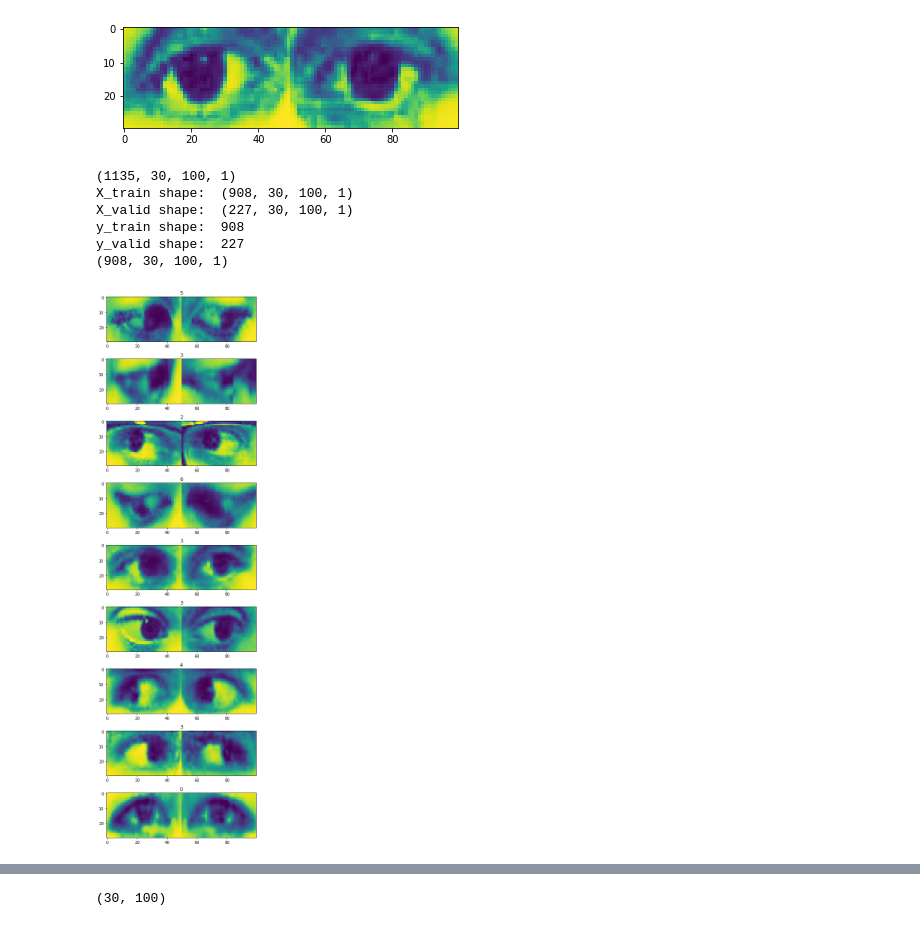
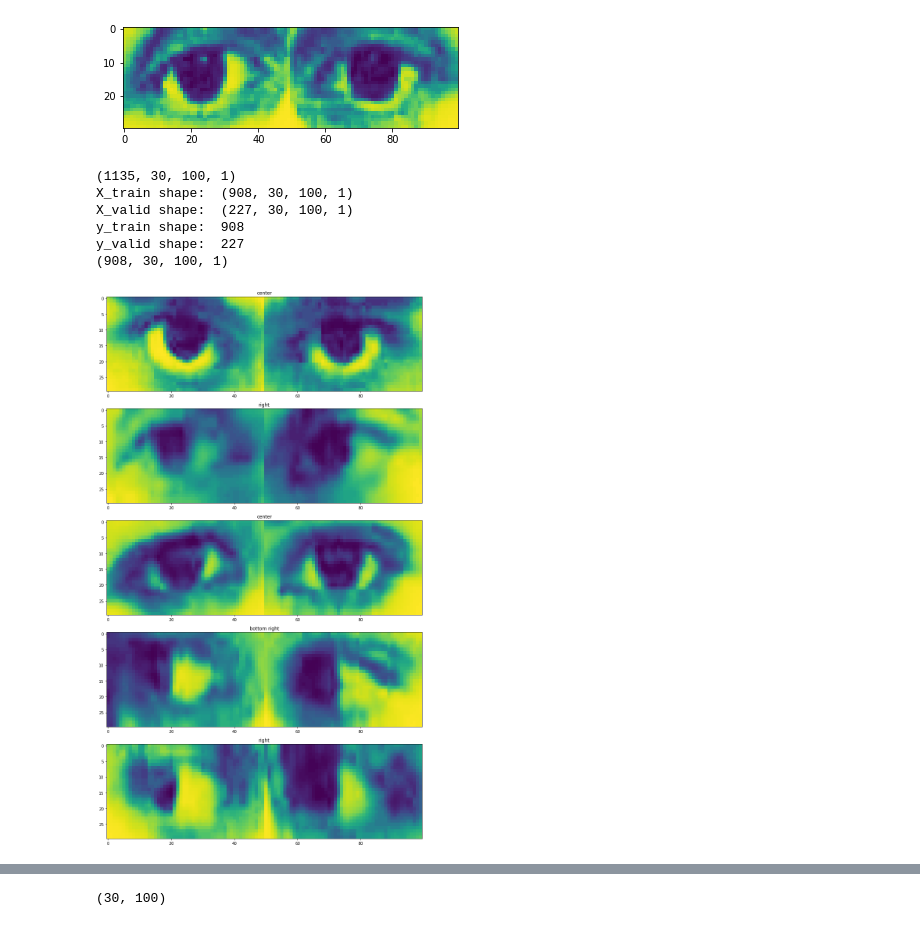
Before and after one commit to nqiao/Real-time-Glance-Classification, a Jupyter notebook: Glance-Classification-Notebook.ipynb, the cells around one changed output, grey strips where cells are left out. Cells and saved outputs as stored; diff of their text form; code cells hidden in the pictures.

Commit message:
generate images

```diff
--- a/Glance-Classification-Notebook.ipynb
+++ b/Glance-Classification-Notebook.ipynb
@@ -191,42 +191,45 @@ def pre_process(img, img_width=640, img_height=480, out_width=50, out_height=30)
     print(eyes_img.shape)
     # eyes_img.shape = (30, 100, 1)
     return eyes_img.reshape(out_height, out_width*2, 1)
+# %%
+LABEL_MAP = {0: "center", 1: "top left", 2: "top left", 3: "left", 4: "right", 5: "bottom left", 6: "bottom right"}
 # %%
 # change this input to X_combine, X_left or X_right
 from sklearn.model_selection import train_test_split
 from sklearn.utils import shuffle
 def shuffle_and_split(X, y, valid_ratio=0.2):
     # Shuffle X and y
     X, y = shuffle(X, y)
     print(X.shape)
     # Split out test set
     X_train, X_valid, y_train, y_valid = train_test_split(X, y, test_size=valid_ratio, random_state=42)
     print("X_train shape: ", X_train.shape)
     print("X_valid shape: ", X_valid.shape)
     print("y_train shape: ", len(y_train))
     print("y_valid shape: ", len(y_valid))
     # chang data type to floate32
     # X_train = X_train.astype('float32')
     # X_test = X_test.astype('float32')
     plt.figure(2, figsize=(16,20))
-    for i in range(0, 9):
-        plt.subplot(9, 1, i+1)
+    for i in range(0, 5):
+        plt.subplot(5, 1, i+1)
         plt.tight_layout()
         plt.imshow(X[i].squeeze())
-        plt.title(str(y[i]))
+        plt.title(LABEL_MAP[y[i]])
+    plt.savefig("processed.jpg")
 
     print(X_train.shape)
     return X_train, X_valid, y_train, y_valid
 
 X_train, X_valid, y_train, y_valid = shuffle_and_split(X_combine_equ, y)
 # %% [output]
 (1135, 30, 100, 1)
 X_train shape:  (908, 30, 100, 1)
 X_valid shape:  (227, 30, 100, 1)
 y_train shape:  908
 y_valid shape:  227
 (908, 30, 100, 1)
-[figure, old version]
+[figure, new version]
 # %%
 # import keras
 # from keras.models import Sequential
```
Also changed, not shown: parts of 4 cells of this notebook, 2 other files.
